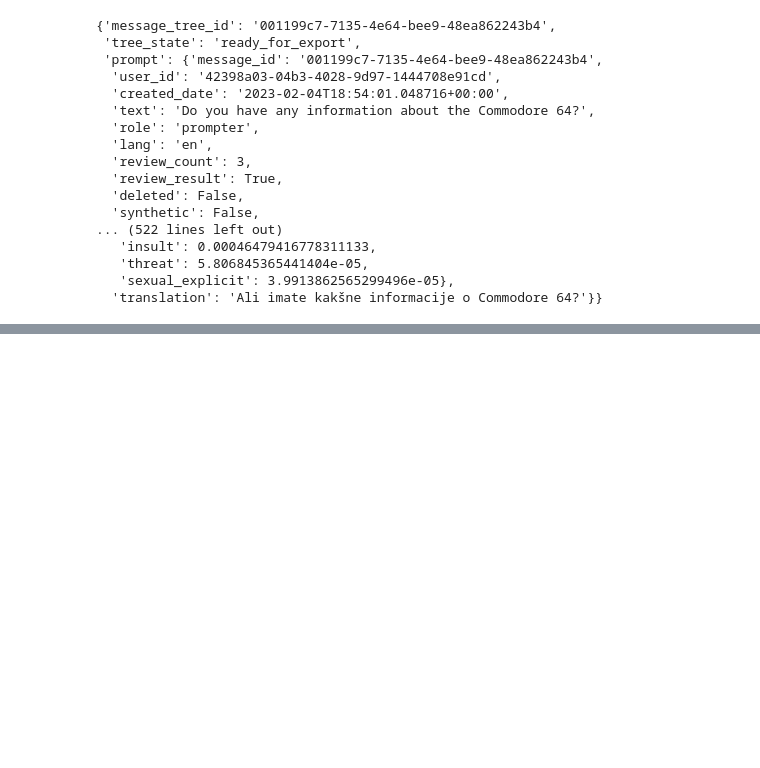
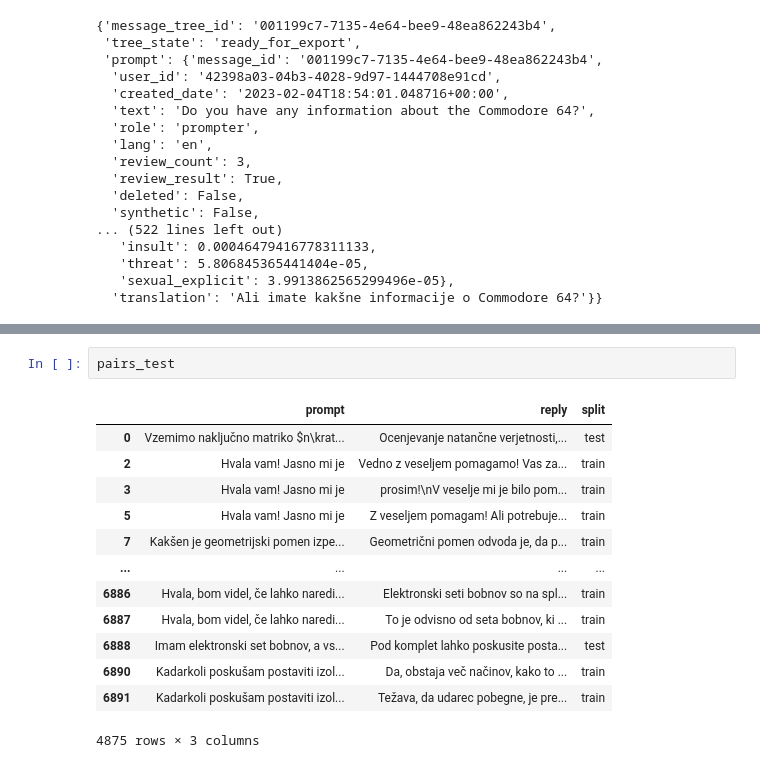
Before and after one commit to UL-FRI-NLP-Course-2022-23/nlp-course-vlr-hsj, a Jupyter notebook: notebooks/data_manipulation/conversation_tree_to_pairs.ipynb, the cells around one changed output, grey strips where cells are left out. Saved outputs shown, nothing was run; the diff lists cells and outputs as text; blank space fills up the shorter version.

```diff
--- a/notebooks/data_manipulation/conversation_tree_to_pairs.ipynb
+++ b/notebooks/data_manipulation/conversation_tree_to_pairs.ipynb
@@ -100,0 +115,16 @@ all_conversational_pair.to_csv('../../data/all_conversational_pairs.csv', index=
+# %%
+pairs_test
+# %% [output]
+|  | prompt | reply | split |
+| 0 | Vzemimo naključno matriko $n\krat... | Ocenjevanje natančne verjetnosti,... | test |
+| 2 | Hvala vam! Jasno mi je | Vedno z veseljem pomagamo! Vas za... | train |
+| 3 | Hvala vam! Jasno mi je | prosim!\nV veselje mi je bilo pom... | train |
+| 5 | Hvala vam! Jasno mi je | Z veseljem pomagam! Ali potrebuje... | train |
+| 7 | Kakšen je geometrijski pomen izpe... | Geometrični pomen odvoda je, da p... | train |
+| ... | ... | ... | ... |
+| 6886 | Hvala, bom videl, če lahko naredi... | Elektronski seti bobnov so na spl... | train |
+| 6887 | Hvala, bom videl, če lahko naredi... | To je odvisno od seta bobnov, ki ... | train |
+| 6888 | Imam elektronski set bobnov, a vs... | Pod komplet lahko poskusite posta... | test |
+| 6890 | Kadarkoli poskušam postaviti izol... | Da, obstaja več načinov, kako to ... | train |
+| 6891 | Kadarkoli poskušam postaviti izol... | Težava, da udarec pobegne, je pre... | train |
+4875 rows × 3 columns
```
Also changed, not shown: parts of 13 cells of this notebook.
